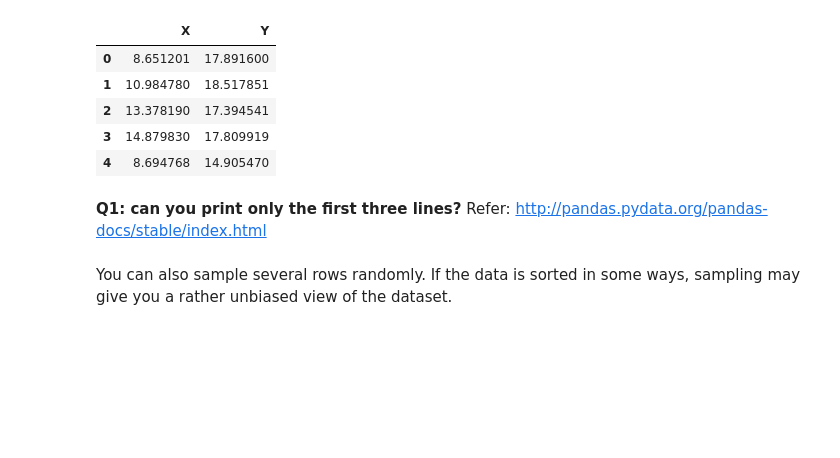
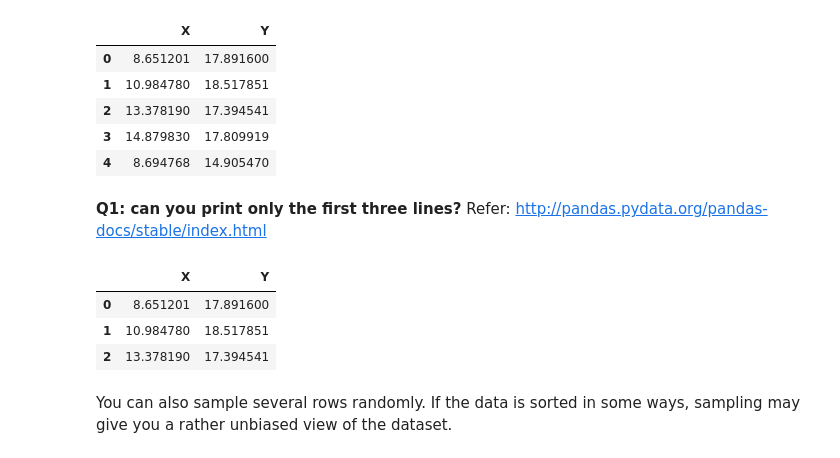
Before and after one commit to HusseinElZein/data-visualization, a Jupyter notebook: individual_work/dsb_s215824.ipynb, the cells around one changed output. Saved outputs shown, nothing was run; the diff lists cells and outputs as text; code cells hidden in the pictures; blank space fills up the shorter version.

```diff
--- a/individual_work/dsb_s215824.ipynb
+++ b/individual_work/dsb_s215824.ipynb
@@ -73,2 +71,10 @@ pump_df.head()
+# %%
+# We can give the head method an argument of 3 instead of the default 5:
+pump_df.head(n=3)
+# %% [output]
+|  | X | Y |
+| 0 | 8.651201 | 17.891600 |
+| 1 | 10.984780 | 18.517851 |
+| 2 | 13.378190 | 17.394541 |
 # %% [markdown]
 You can also sample several rows randomly. If the data is sorted in some ways, sampling may give you a rather unbiased view of the dataset.
```
Also changed, not shown: parts of 7 cells of this notebook.
